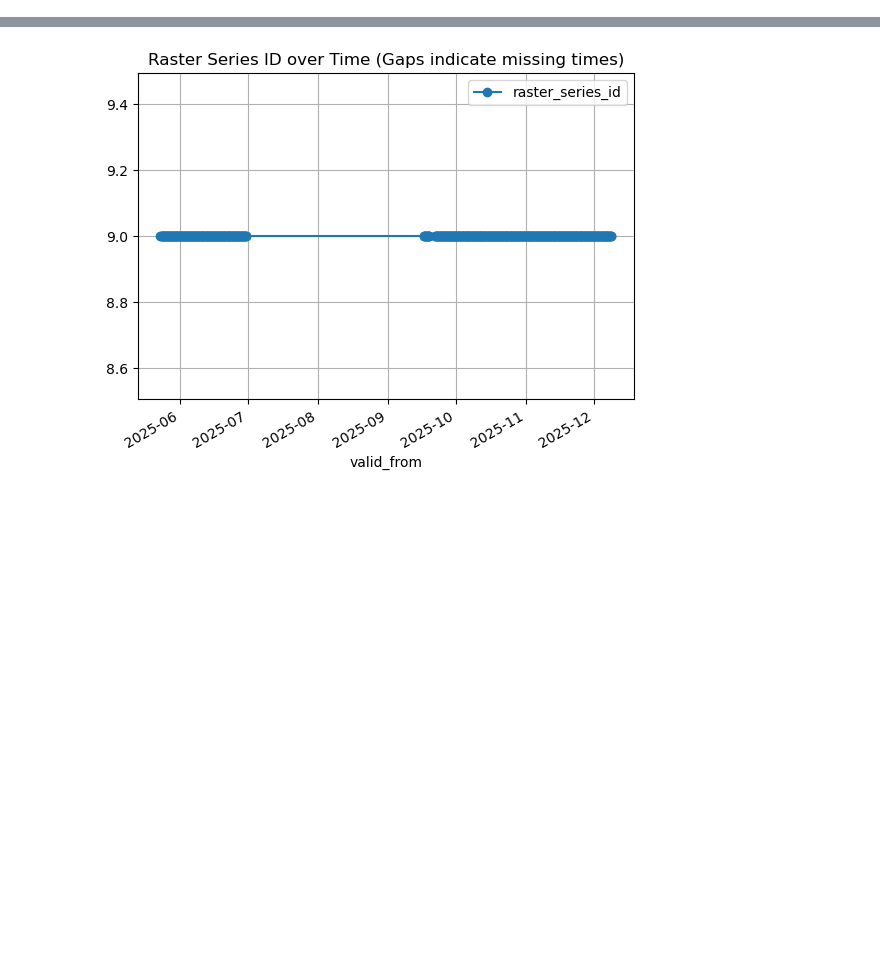
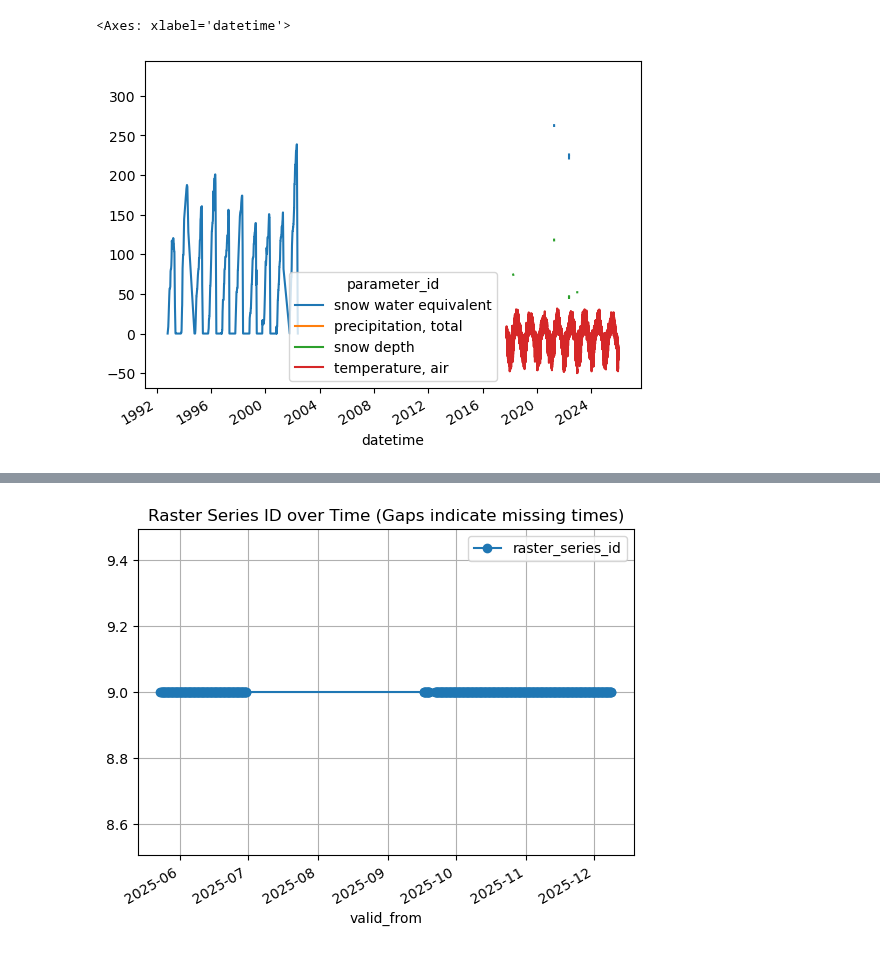
Before and after one commit to YukonWRB/YGwater, a Jupyter notebook: dev/pyquacache/main_hrdpa.ipynb, the cells around one changed output, grey strips where cells are left out. Saved outputs shown, nothing was run; the diff lists cells and outputs as text; code cells hidden in the pictures; blank space fills up the shorter version.

```diff
--- a/dev/pyquacache/main_hrdpa.ipynb
+++ b/dev/pyquacache/main_hrdpa.ipynb
@@ -44,0 +127,11 @@ df
+# %%
+ts_pivot = ts.pivot(index="datetime", columns="parameter_id", values="value")
+
+ts_pivot = ts_pivot.apply(pd.to_numeric)
+
+
+
+ts_pivot.plot()
+# %% [output]
+<Axes: xlabel='datetime'>
+[figure, added]
```
Also changed, not shown: parts of 9 cells of this notebook, 18 other files.
